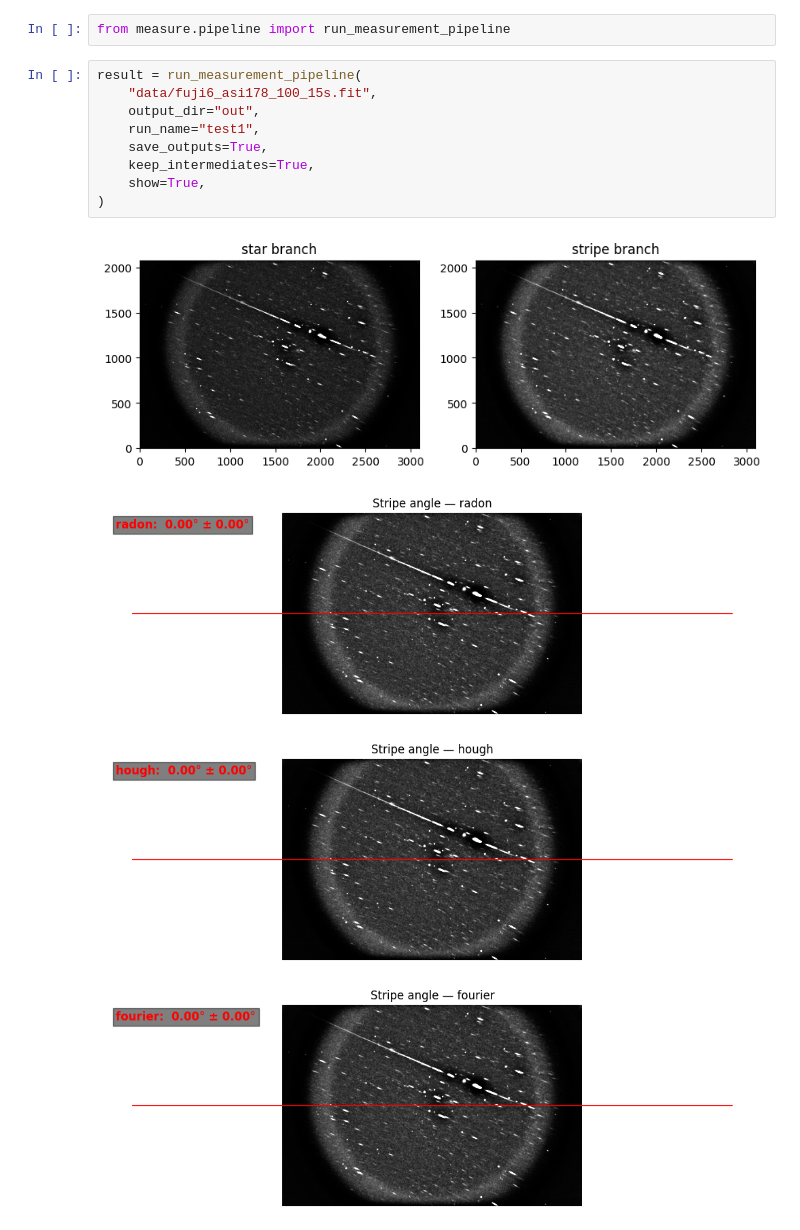
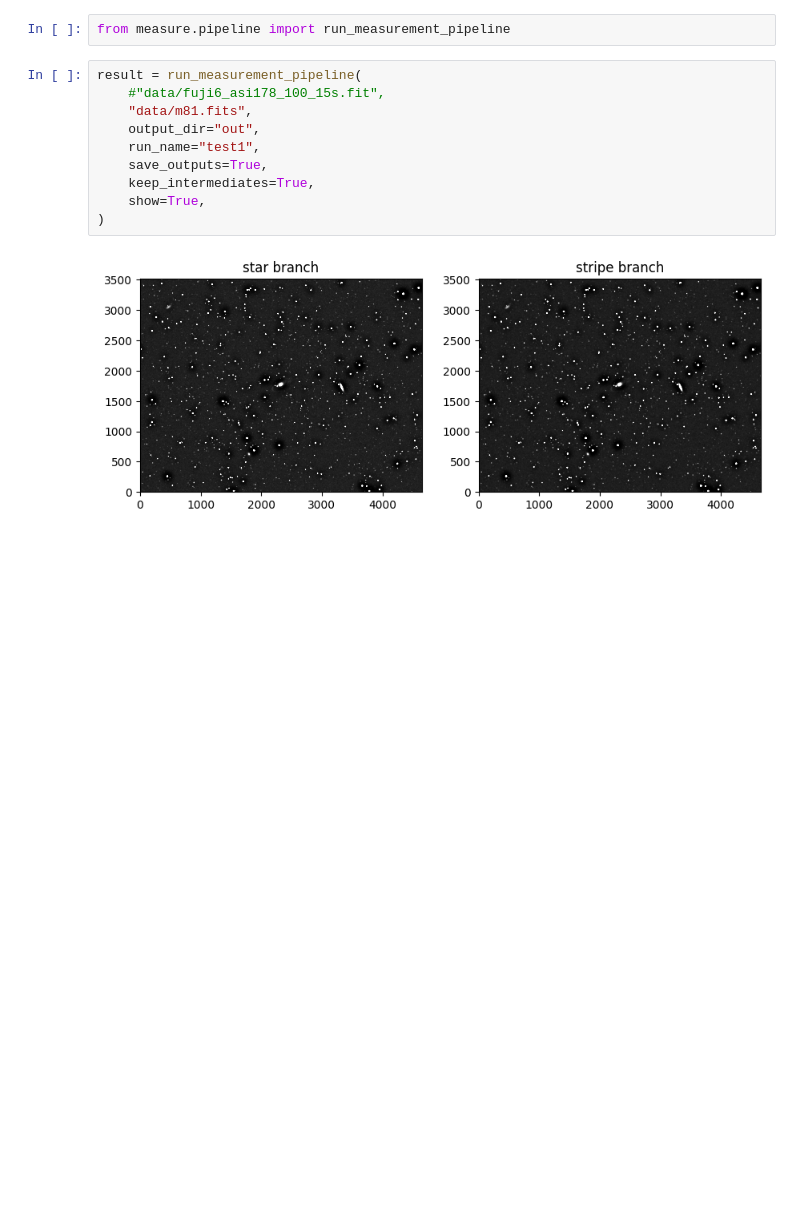
Before and after one commit to dlllonb/tele-img-sim, a Jupyter notebook: measurement.ipynb, the cells around one changed output. Drawn from its saved outputs; the diff is of its cells as text; blank space fills up the shorter version.

Commit message:
working platesolve for some images

```diff
--- a/measurement.ipynb
+++ b/measurement.ipynb
@@ -10,15 +10,13 @@ It imports the `measure` package defined alongside `sim` and exercises the full
 from measure.pipeline import run_measurement_pipeline
 # %%
 result = run_measurement_pipeline(
-    "data/fuji6_asi178_100_15s.fit",
+    #"data/fuji6_asi178_100_15s.fit",
+    "data/m81.fits",
     output_dir="out",
     run_name="test1",
     save_outputs=True,
     keep_intermediates=True,
     show=True,
 )
 # %% [output]
-[figure, old version]
+[figure, new version]
-[figure, removed]
-[figure, removed]
-[figure, removed]
```
Also changed, not shown: parts of 1 cell of this notebook, 5 other files.
